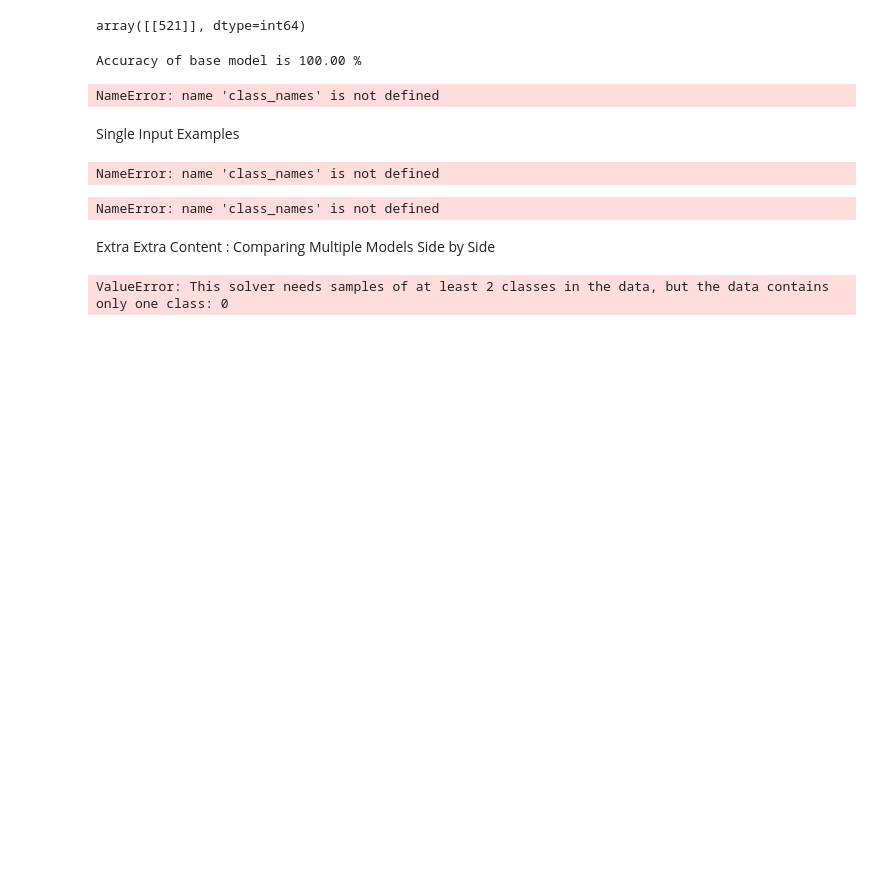
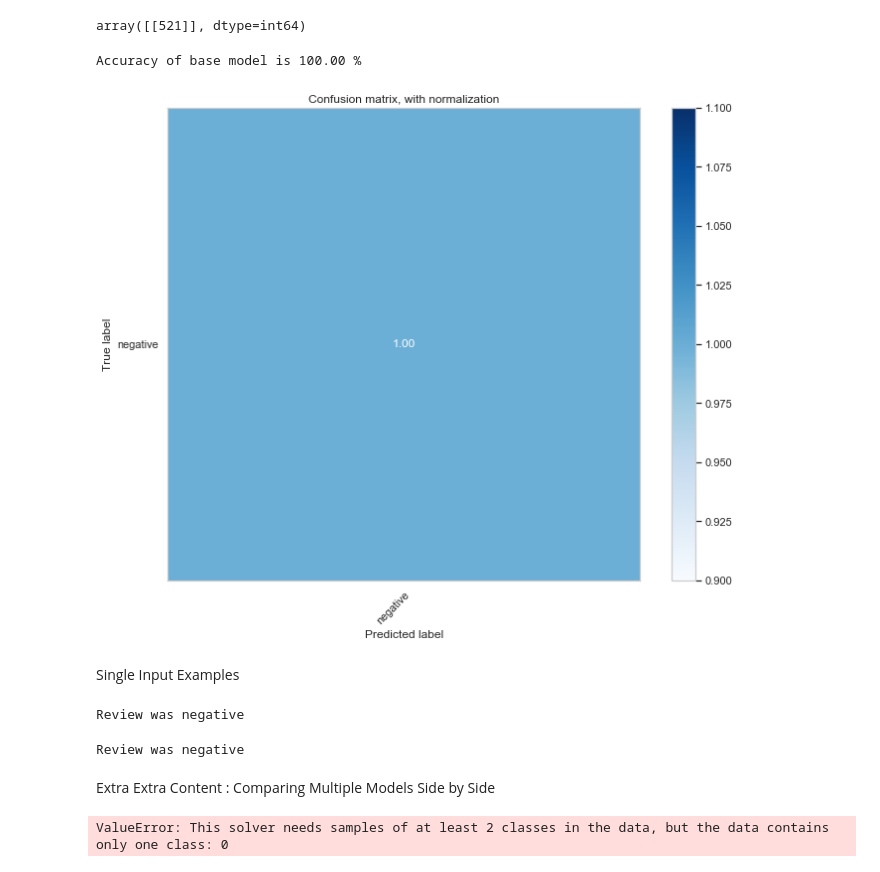
Before and after one commit to dorisep/Project3, a Jupyter notebook: Trump Tweet.ipynb, the cells around one changed output. Cells and saved outputs as stored; diff of their text form; code cells hidden in the pictures; blank space fills up the shorter version.

```diff
--- a/Trump Tweet.ipynb
+++ b/Trump Tweet.ipynb
@@ -195,10 +195,10 @@ print("Accuracy of base model is {:.2f} %".format(accuracy_score(y_test, y_pred)
 # %% [output]
 Accuracy of base model is 100.00 %
 # %%
-plot_confusion_matrix(y_test, y_pred, classes=class_names, normalize=True,
+plot_confusion_matrix(y_test, y_pred, classes=favorited_names, normalize=True,
                       title='Confusion matrix, with normalization', fig_size=(10, 8));
 # %% [output]
-NameError: name 'class_names' is not defined
+[figure, added]
 # %% [markdown]
 Single Input Examples
 # %%
@@ -211,9 +211,9 @@ review_transformed = tf.transform([review])
 pred = clf.predict(review_transformed)
 
 ### Using the defined `class_names` get the predicted Polarity ( negative/positive )
-print("Review was {}".format(class_names[pred[0]]))
+print("Review was {}".format(favorited_names[pred[0]]))
 # %% [output]
-NameError: name 'class_names' is not defined
+Review was negative
 # %%
 review = "The United States has foolishly given Pakistan more than 33 billion dollars in aid over the last 15 years, and they have given us nothing but lies &amp; deceit, thinking of our leaders as fools. They give safe haven to the terrorists we hunt in Afghanistan, with little help. No more!"
 
@@ -224,9 +224,9 @@ review_transformed = tf.transform([review])
 pred = clf.predict(review_transformed)
 
 ### Using the defined `class_names` get the predicted Polarity ( negative/positive )
-print("Review was {}".format(class_names[pred[0]]))
+print("Review was {}".format(favorited_names[pred[0]]))
 # %% [output]
-NameError: name 'class_names' is not defined
+Review was negative
 # %% [markdown]
 Extra Extra Content : Comparing Multiple Models Side by Side
 # %%
```
Also changed, not shown: parts of 1 cell of this notebook.
